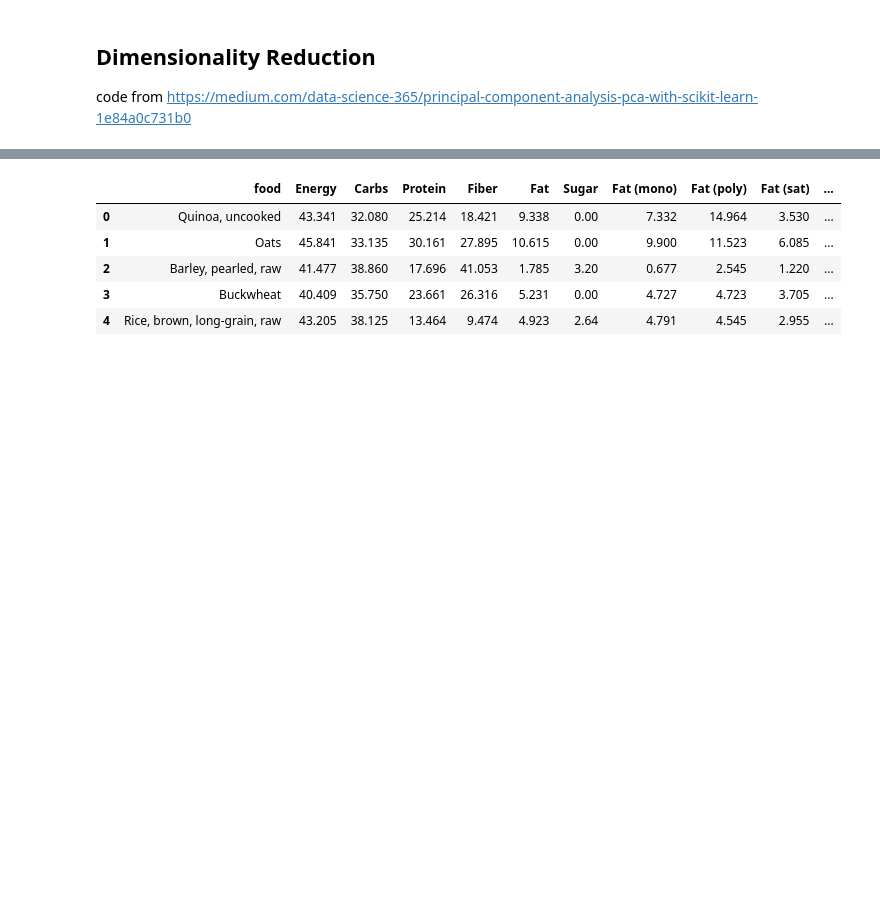
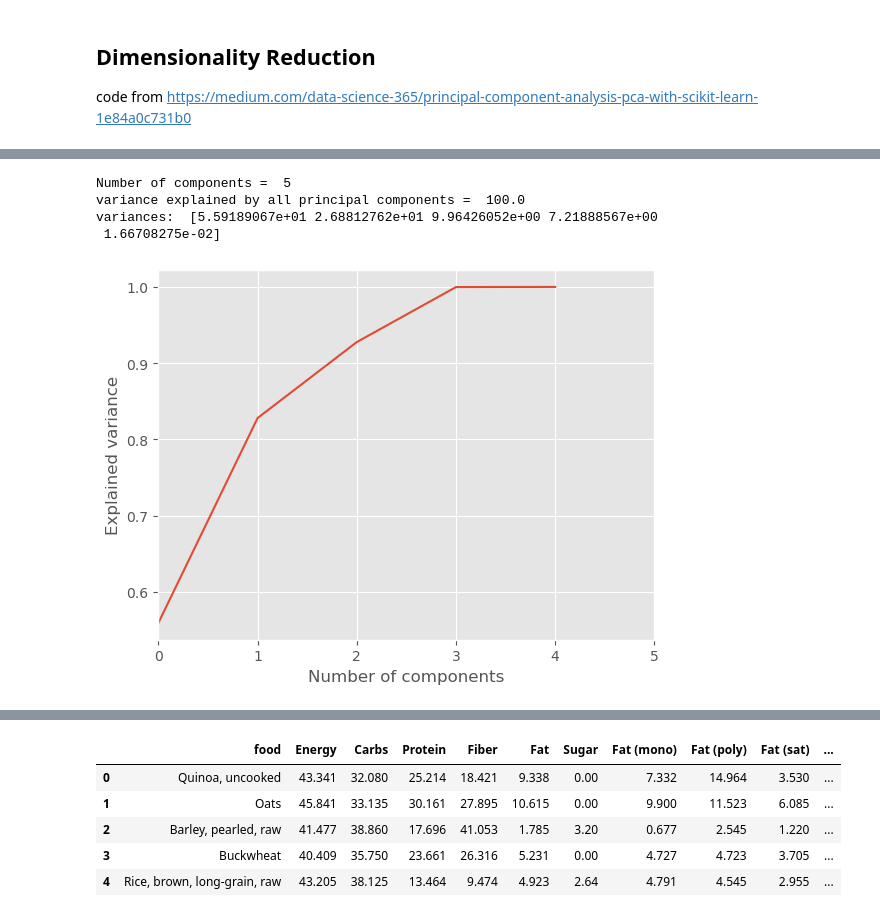
Before and after one commit to joelostblom/nutrimap, a Jupyter notebook: altair-panel-version/altair-heatmap.ipynb, the cells around one changed output, grey strips where cells are left out. Drawn from its saved outputs; the diff is of its cells as text; code cells hidden in the pictures; blank space fills up the shorter version.

Commit message:
wrapped PCA and dimensionality reduction in functions to reduce duplicate code and make testing easier

```diff
--- a/altair-panel-version/altair-heatmap.ipynb
+++ b/altair-panel-version/altair-heatmap.ipynb
@@ -219,3 +207,0 @@ foods_macros.head()
-# %%
-X = foods_macros.iloc[:, 1:-1].values
-X.shape
@@ -295,0 +208,48 @@ alt.Chart(pca_2_df).mark_circle(size=50).encode(
+# %%
+# function for filtering data by nutrient group
+def filter_food_group(food_group:str):
+    foods_filtered = foods[["food"] + nutrient_groups.get(food_group)].fillna(0)
+    foods_filtered['food_group'] = foods_filtered.apply(lambda row: get_food_group(row["food"]), axis=1)
+    return foods_filtered
+# %%
+# function for generating elbow plot of explained variance vs. number of components
+def var_vs_components(data):
+    X = data.iloc[:, 1:-1].values
+
+    #get num components
+    num_components = len(X[1])
+    print("Number of components = ", num_components)
+
+    # create scaler object
+    scaler = StandardScaler()
+
+    # get mean and standard deviation
+    scaler.fit(X)
+
+    # transform values
+    X_scaled = scaler.transform(X)
+
+    # choose dimensions
+    pca_n = pca(n_components = num_components, random_state = 2023)
+    pca_n.fit(X_scaled)
+    X_pca_n = pca_n.transform(X_scaled)
+
+    print("variance explained by all principal components = ",
+      sum(pca_n.explained_variance_ratio_*100))
+
+    print("variances: ", pca_n.explained_variance_ratio_*100)
+
+    # compute cumulative sum of variances
+    plt.plot(np.cumsum(pca_n.explained_variance_ratio_))
+    plt.xlabel("Number of components")
+    plt.ylabel("Explained variance")
+    plt.xlim([0,len(X[1])])
+# %%
+# generate elbow plot of explained variance vs. number of components
+var_vs_components(filter_food_group("macros"))
+# %% [output]
+Number of components =  5
+variance explained by all principal components =  100.0
+variances:  [5.59189067e+01 2.68812762e+01 9.96426052e+00 7.21888567e+00
+ 1.66708275e-02]
+[figure, added]
```
Also changed, not shown: parts of 17 cells of this notebook.
